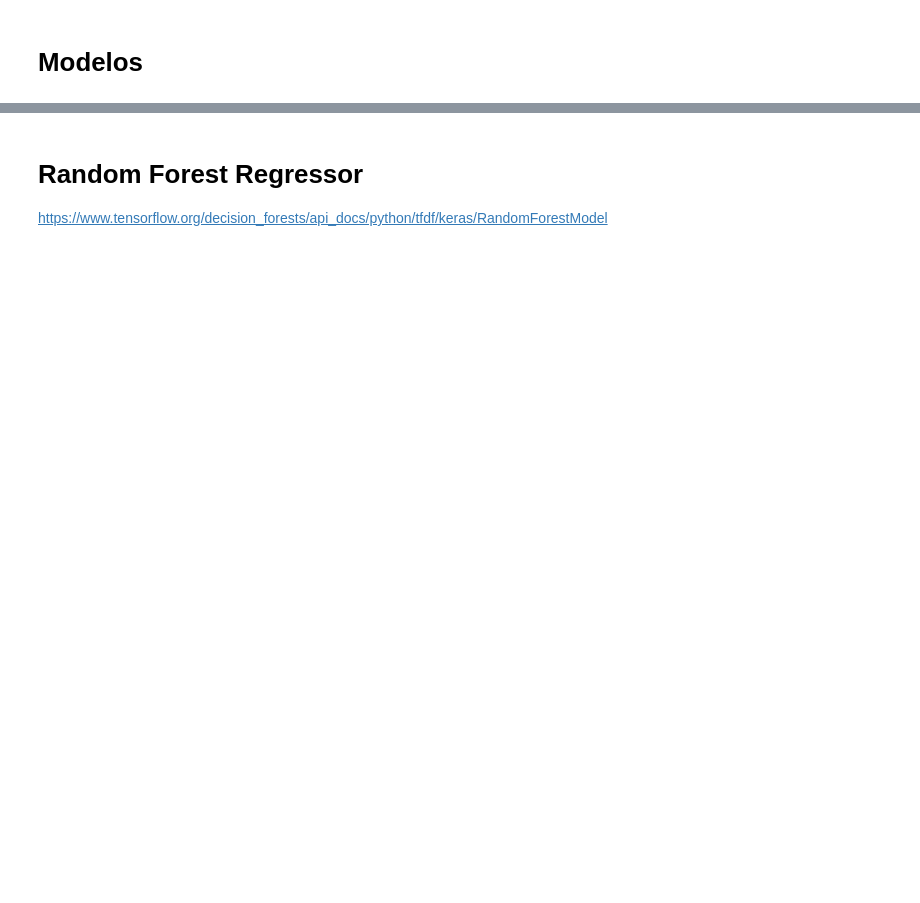
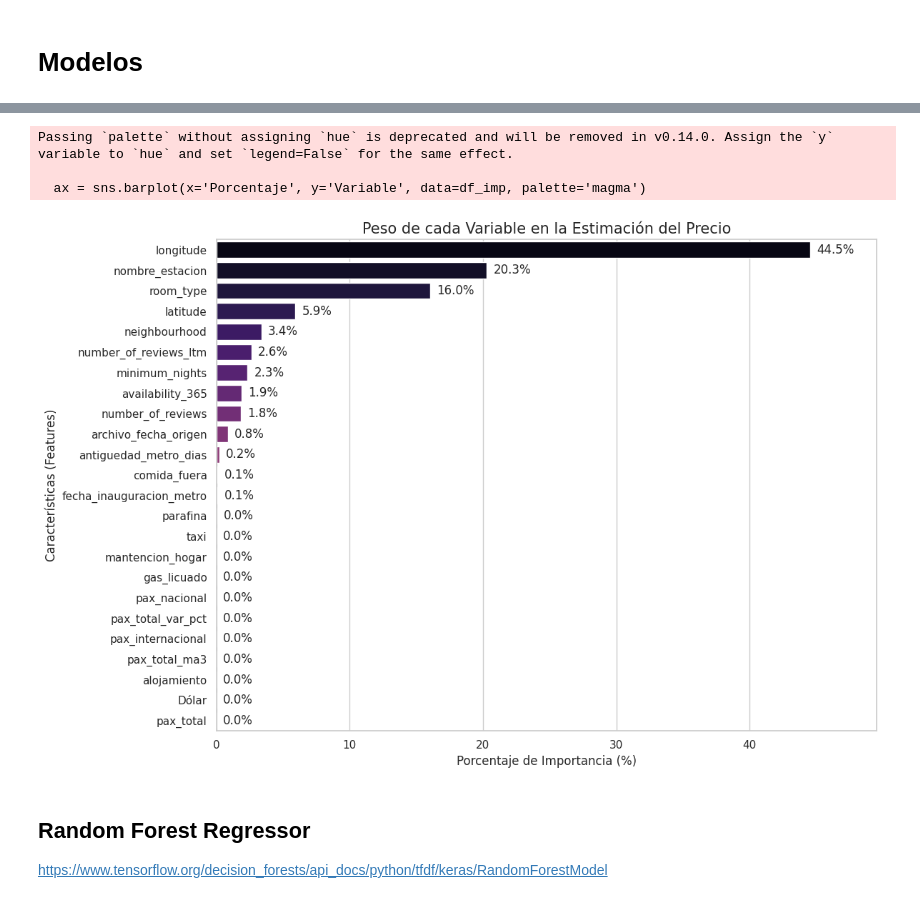
Before and after one commit to branxeto/TareaDataSciene, a Jupyter notebook: Model.ipynb, the cells around one changed output, grey strips where cells are left out. Cells and saved outputs as stored; diff of their text form; code cells hidden in the pictures; blank space fills up the shorter version.

```diff
--- a/Model.ipynb
+++ b/Model.ipynb
@@ -301,5 +219,45 @@ plt.show()
+# %%
+inspector = model.make_inspector()
+
+# Utiliza la funcion variable_importance para ver que tanto aporto cada variable.
+# Se utiliza SUM_SCORE para ver el score de cada variable
+importances = inspector.variable_importances()["SUM_SCORE"] # Retorna un diccionario
+
+feature_names = [i[0].name for i in importances] # Convertir el diccionario en una lista
+feature_values = [i[1] for i in importances]
+
+df_imp = pd.DataFrame({'Variable': feature_names, 'Valor': feature_values}) # Se transforma la lista en un Dataframe con columna variable y valor, las filas corresponderian a la importancia de las variables
+
+# 4. Convertir a porcentaje (%)
+df_imp['Porcentaje'] = (df_imp['Valor'] / df_imp['Valor'].sum()) * 100
+df_imp = df_imp.sort_values(by='Porcentaje', ascending=False)
+
+
+# Crear el gráfico
+plt.figure(figsize=(12, 8))
+sns.set_theme(style="whitegrid")
+
+ax = sns.barplot(x='Porcentaje', y='Variable', data=df_imp, palette='magma')
+
+# Añadir etiquetas de porcentaje al final de cada barra
+for p in ax.patches: # patches es la barra de cada grafico
+    ax.annotate(f'{p.get_width():.1f}%',
+                (p.get_width() + 0.5, p.get_y() + p.get_height()/2),
+                va='center')
+
+plt.title("Peso de cada Variable en la Estimación del Precio", fontsize=15)
+plt.xlabel("Porcentaje de Importancia (%)")
+plt.ylabel("Características (Features)")
+plt.xlim(0, df_imp['Porcentaje'].max() + 5) # Espacio para el texto
+plt.tight_layout()
+plt.show()
+# %% [output]
+Passing `palette` without assigning `hue` is deprecated and will be removed in v0.14.0. Assign the `y` variable to `hue` and set `legend=False` for the same effect.
+
+  ax = sns.barplot(x='Porcentaje', y='Variable', data=df_imp, palette='magma')
+[figure, added]
 # %% [markdown]
-# Random Forest Regressor
+## Random Forest Regressor
 https://www.tensorflow.org/decision_forests/api_docs/python/tfdf/keras/RandomForestModel
 # %%
 model_rf = tfdf.keras.RandomForestModel(
```
Also changed, not shown: parts of 35 cells of this notebook.
